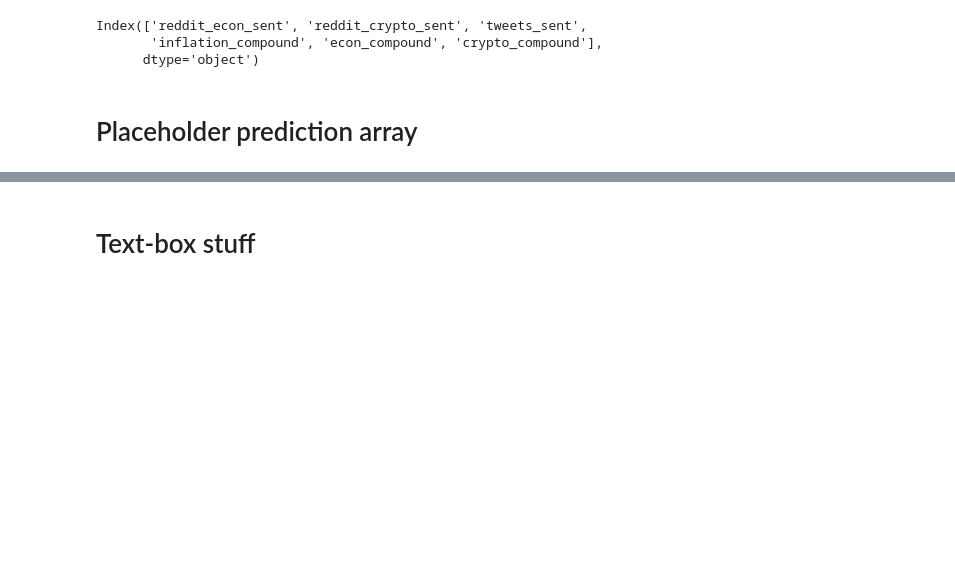
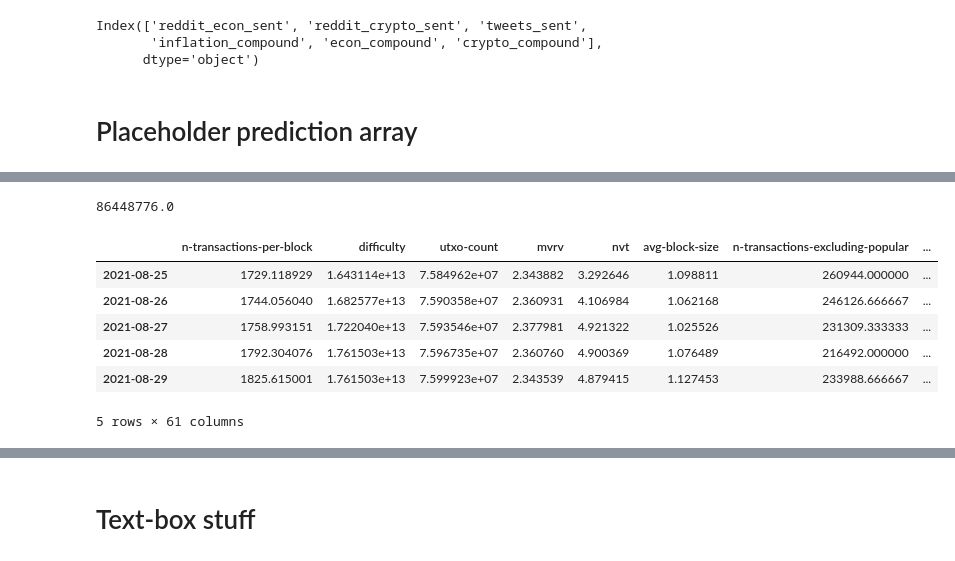
Before and after one commit to michelangelo89/btc_sent_fc, a Jupyter notebook: notebooks/ss_data_streaming.ipynb, the cells around one changed output, grey strips where cells are left out. Cells and saved outputs as stored; diff of their text form; code cells hidden in the pictures; blank space fills up the shorter version.

```diff
--- a/notebooks/ss_data_streaming.ipynb
+++ b/notebooks/ss_data_streaming.ipynb
@@ -279,0 +285,13 @@ pd.read_csv("gs://wagon-data-750-")
+# %%
+fs = gcsfs.GCSFileSystem()
+with fs.open('wagon-data-750-btc-sent-fc/model/model_RNN_8.joblib') as f:
+        model = joblib.load(f)
+
+def predict(file_name = "test_2021_11_22.csv", shape = (1,89,61)):
+    """model_name is a string - "model_name.joblib"
+    date is also a string - in the format "yyyy_mm_dd"
+    shape is a 3 part tuple with the input dimensions of the model"""
+    X_pred = np.zeros(shape)
+    X_pred[0] = np.array(pd.read_csv(f"gcs://wagon-data-750-btc-sent-fc/input_data/{file_name}", index_col = 0, parse_dates = True))
+    y_pred = model.predict_on_batch(X_pred)
+    return np.exp(y_pred[0][0])
@@ -279,0 +305,14 @@ pd.read_csv("gs://wagon-data-750-")
+# %%
+predict(file_name = "fake_24")
+# %% [output]
+86448776.0
+# %%
+pd.read_csv(f"gcs://wagon-data-750-btc-sent-fc/input_data/fake_1", index_col = 0, parse_dates = True).head()
+# %% [output]
+|  | n-transactions-per-block | difficulty | utxo-count | mvrv | nvt | avg-block-size | n-transactions-excluding-popular | ... |
+| 2021-08-25 | 1729.118929 | 1.643114e+13 | 7.584962e+07 | 2.343882 | 3.292646 | 1.098811 | 260944.000000 | ... |
+| 2021-08-26 | 1744.056040 | 1.682577e+13 | 7.590358e+07 | 2.360931 | 4.106984 | 1.062168 | 246126.666667 | ... |
+| 2021-08-27 | 1758.993151 | 1.722040e+13 | 7.593546e+07 | 2.377981 | 4.921322 | 1.025526 | 231309.333333 | ... |
+| 2021-08-28 | 1792.304076 | 1.761503e+13 | 7.596735e+07 | 2.360760 | 4.900369 | 1.076489 | 216492.000000 | ... |
+| 2021-08-29 | 1825.615001 | 1.761503e+13 | 7.599923e+07 | 2.343539 | 4.879415 | 1.127453 | 233988.666667 | ... |
+5 rows × 61 columns
```
Also changed, not shown: parts of 11 cells of this notebook.
